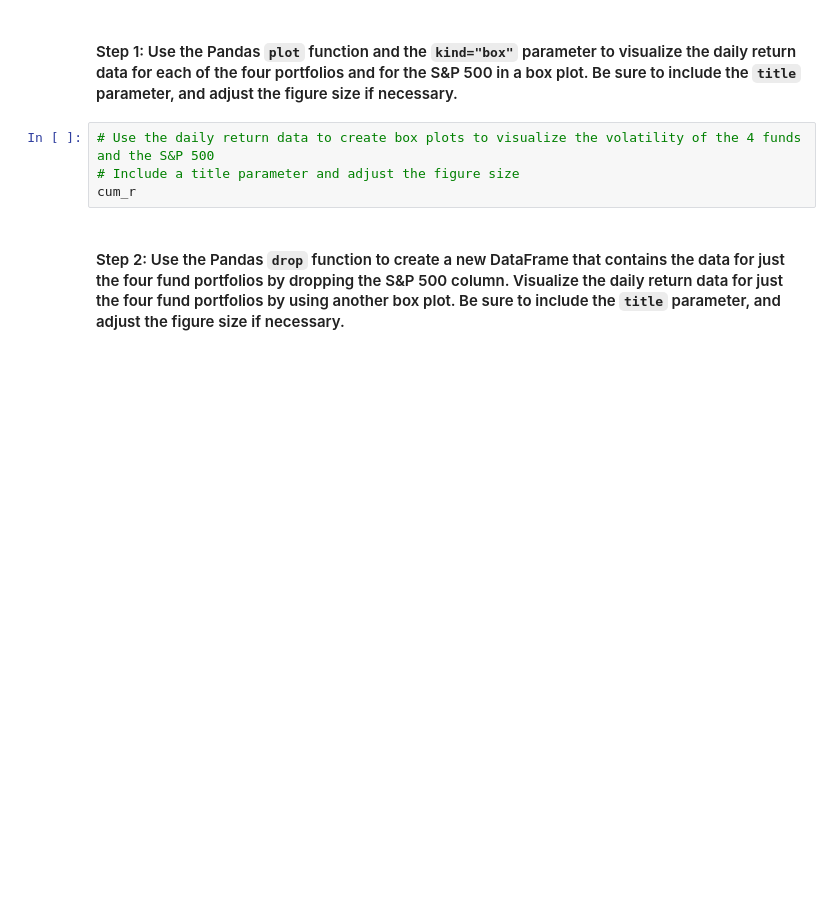
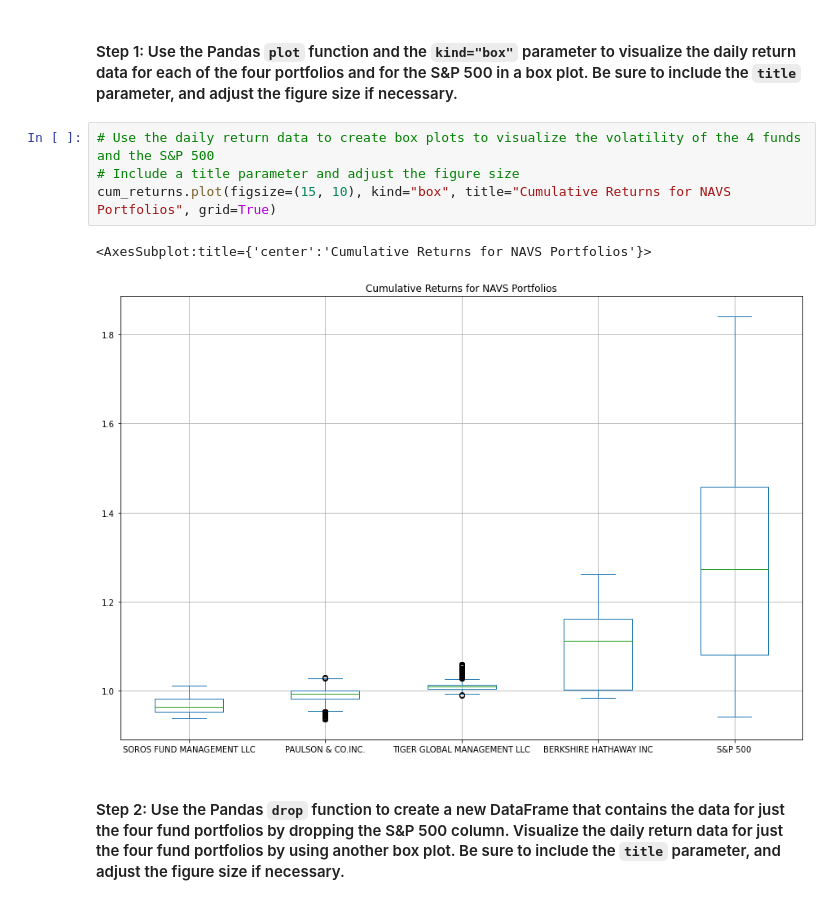
Before and after one commit to j-w-code/Module_4_Challenge-, a Jupyter notebook: Starter_Code_04/risk_return_analysis.ipynb, the cells around one changed output. Saved outputs shown, nothing was run; the diff lists cells and outputs as text; blank space fills up the shorter version.

```diff
--- a/Starter_Code_04/risk_return_analysis.ipynb
+++ b/Starter_Code_04/risk_return_analysis.ipynb
@@ -230,7 +230,10 @@ Analyze the volatility of each of the four fund portfolios and of the S&P 500 In
 # %%
 # Use the daily return data to create box plots to visualize the volatility of the 4 funds and the S&P 500
 # Include a title parameter and adjust the figure size
-cum_r
+cum_returns.plot(figsize=(15, 10), kind="box", title="Cumulative Returns for NAVS Portfolios", grid=True)
+# %% [output]
+<AxesSubplot:title={'center':'Cumulative Returns for NAVS Portfolios'}>
+[figure, added]
 # %% [markdown]
 #### Step 2: Use the Pandas `drop` function to create a new DataFrame that contains the data for just the four fund portfolios by dropping the S&P 500 column. Visualize the daily return data for just the four fund portfolios by using another box plot. Be sure to include the `title` parameter, and adjust the figure size if necessary.
 # %%
```
Also changed, not shown: parts of 17 cells of this notebook.
